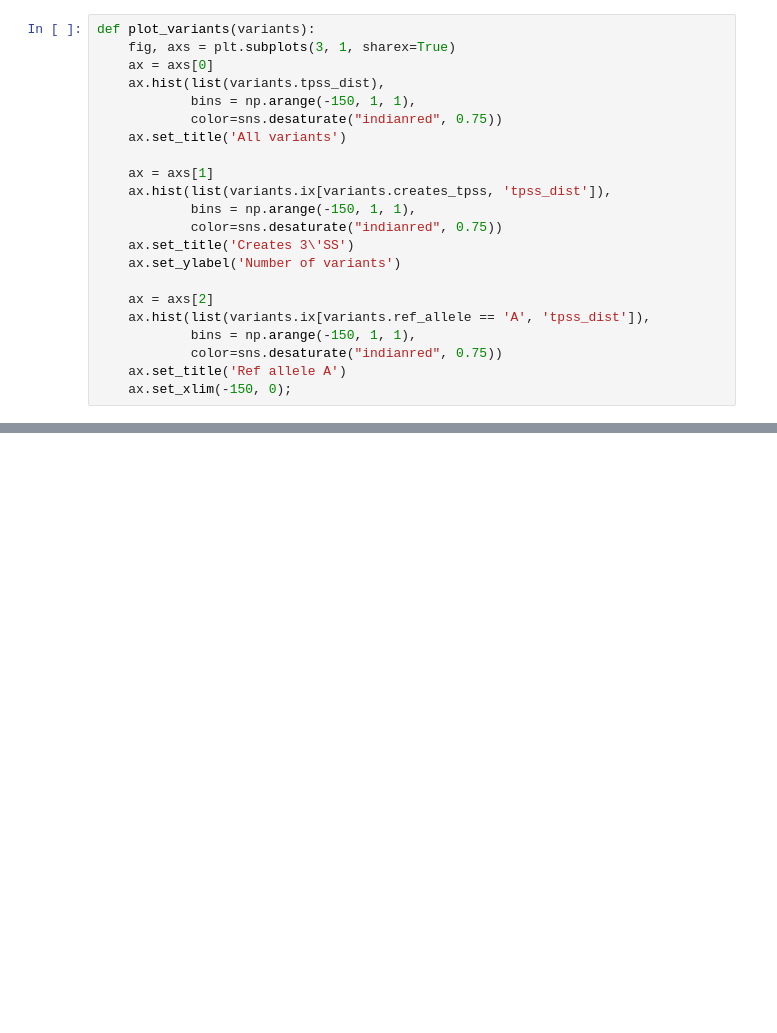
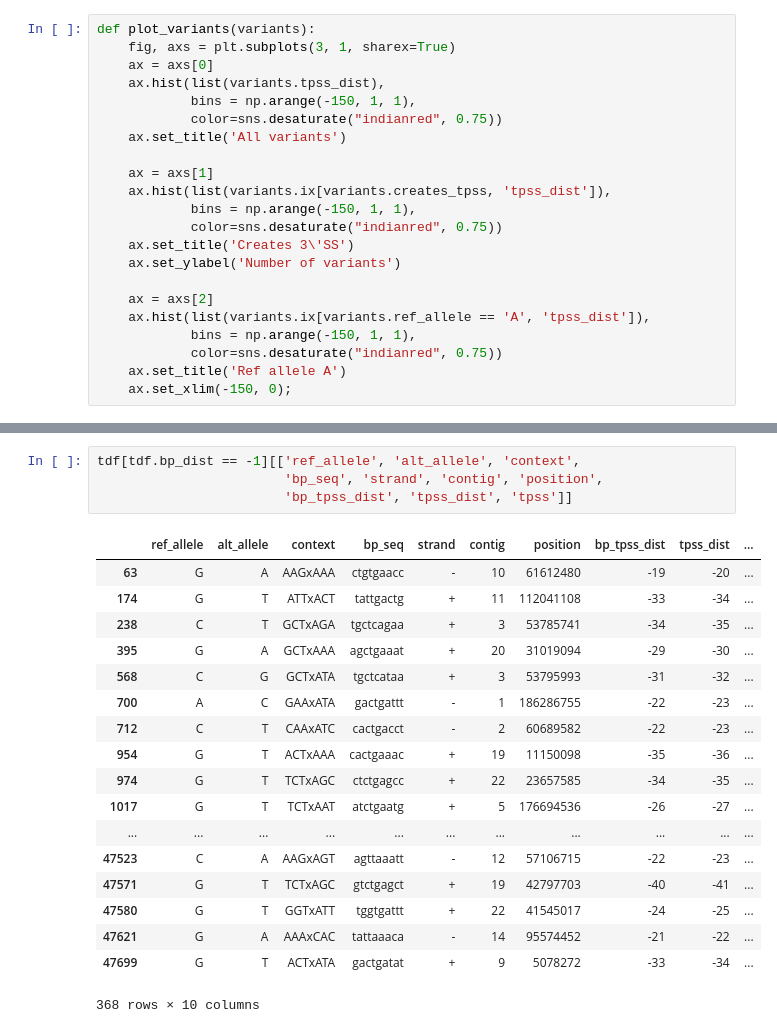
Before and after one commit to cdeboever3/pptmut, a Jupyter notebook: notebooks/Variant Analysis.ipynb, the cells around one changed output, grey strips where cells are left out. Cells and saved outputs as stored; diff of their text form; blank space fills up the shorter version.

```diff
--- a/notebooks/Variant Analysis.ipynb
+++ b/notebooks/Variant Analysis.ipynb
@@ -212,0 +313,23 @@ variants[variants.position == 19071174].T
+# %%
+tdf[tdf.bp_dist == -1][['ref_allele', 'alt_allele', 'context',
+                        'bp_seq', 'strand', 'contig', 'position',
+                        'bp_tpss_dist', 'tpss_dist', 'tpss']]
+# %% [output]
+|  | ref_allele | alt_allele | context | bp_seq | strand | contig | position | bp_tpss_dist | tpss_dist | ... |
+| 63 | G | A | AAGxAAA | ctgtgaacc | - | 10 | 61612480 | -19 | -20 | ... |
+| 174 | G | T | ATTxACT | tattgactg | + | 11 | 112041108 | -33 | -34 | ... |
+| 238 | C | T | GCTxAGA | tgctcagaa | + | 3 | 53785741 | -34 | -35 | ... |
+| 395 | G | A | GCTxAAA | agctgaaat | + | 20 | 31019094 | -29 | -30 | ... |
+| 568 | C | G | GCTxATA | tgctcataa | + | 3 | 53795993 | -31 | -32 | ... |
+| 700 | A | C | GAAxATA | gactgattt | - | 1 | 186286755 | -22 | -23 | ... |
+| 712 | C | T | CAAxATC | cactgacct | - | 2 | 60689582 | -22 | -23 | ... |
+| 954 | G | T | ACTxAAA | cactgaaac | + | 19 | 11150098 | -35 | -36 | ... |
+| 974 | G | T | TCTxAGC | ctctgagcc | + | 22 | 23657585 | -34 | -35 | ... |
+| 1017 | G | T | TCTxAAT | atctgaatg | + | 5 | 176694536 | -26 | -27 | ... |
+| ... | ... | ... | ... | ... | ... | ... | ... | ... | ... | ... |
+| 47523 | C | A | AAGxAGT | agttaaatt | - | 12 | 57106715 | -22 | -23 | ... |
+| 47571 | G | T | TCTxAGC | gtctgagct | + | 19 | 42797703 | -40 | -41 | ... |
+| 47580 | G | T | GGTxATT | tggtgattt | + | 22 | 41545017 | -24 | -25 | ... |
+| 47621 | G | A | AAAxCAC | tattaaaca | - | 14 | 95574452 | -21 | -22 | ... |
+| 47699 | G | T | ACTxATA | gactgatat | + | 9 | 5078272 | -33 | -34 | ... |
+368 rows × 10 columns
```
Also changed, not shown: parts of 31 cells of this notebook, 1 other file.
